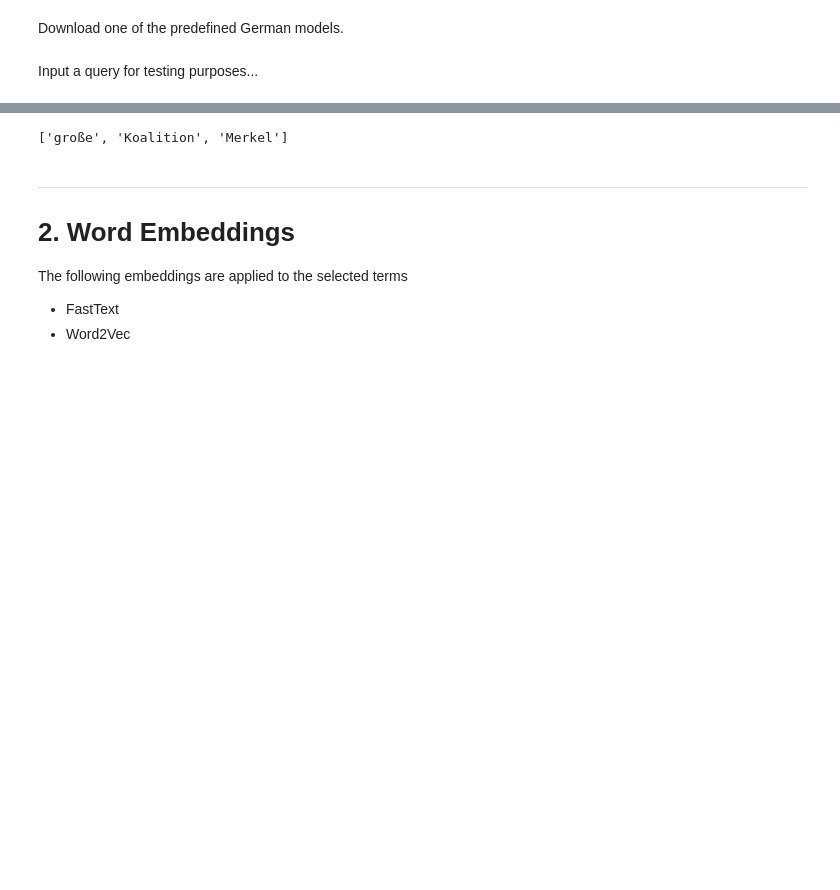
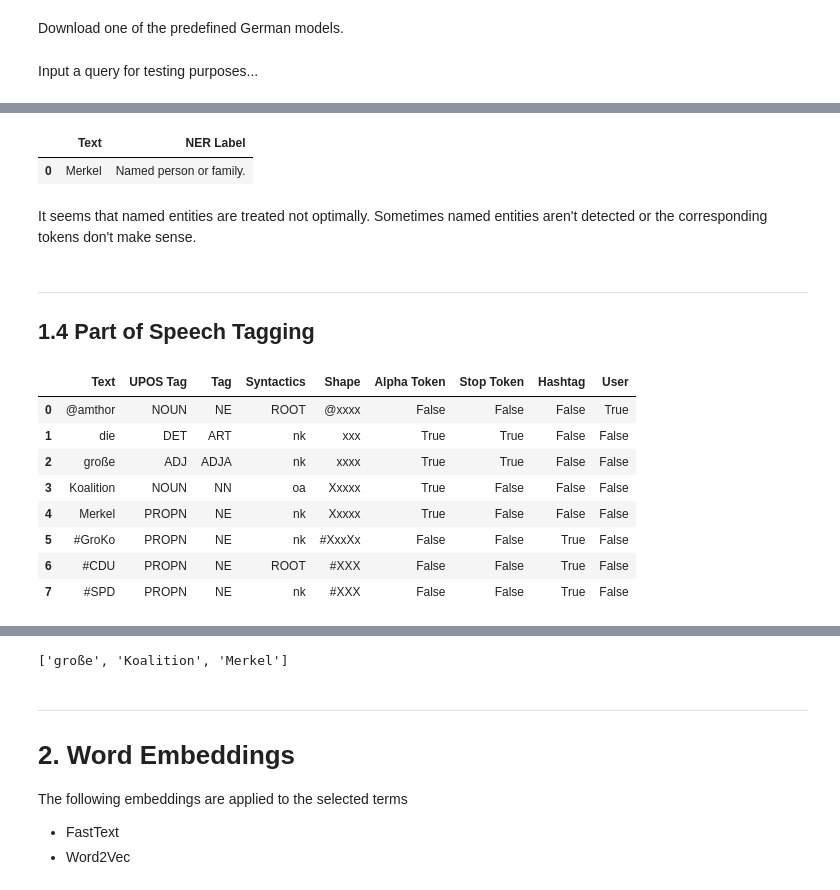
Before and after one commit to JasonPy/twitter-query-expansion, a Jupyter notebook: query-reformulation-pipeline.ipynb, the cells around one changed output, grey strips where cells are left out. Saved outputs shown, nothing was run; the diff lists cells and outputs as text; code cells hidden in the pictures; blank space fills up the shorter version.

```diff
--- a/query-reformulation-pipeline.ipynb
+++ b/query-reformulation-pipeline.ipynb
@@ -209,0 +95,7 @@ def select_candidate_terms(doc: spacy.tokens.doc.Doc, pos_tags):
+# %%
+doc = nlp(QUERY)
+data = []
+
+for token in doc:
+    data.append([token, token._.is_hashtag])
+pd.DataFrame(data, columns=["Text", "is_hashtag"])
@@ -209,0 +112,6 @@ def select_candidate_terms(doc: spacy.tokens.doc.Doc, pos_tags):
+# %%
+data = []
+
+for token in doc:
+    data.append([token, token._.is_user])
+pd.DataFrame(data, columns=["Text", "is_user"])
@@ -209,0 +132,34 @@ def select_candidate_terms(doc: spacy.tokens.doc.Doc, pos_tags):
+# %%
+doc = nlp(QUERY)
+data = []
+
+for ent in doc.ents:
+    data.append([ent.text, spacy.explain(ent.label_)])
+
+# displacy.render(doc, style="ent")
+pd.DataFrame(data, columns=["Text", "NER Label"])
+# %% [output]
+|  | Text | NER Label |
+| 0 | Merkel | Named person or family. |
+# %% [markdown]
+It seems that named entities are treated not optimally. Sometimes named entities aren't detected or the corresponding tokens don't make sense.
+# %% [markdown]
+---
+## 1.4 Part of Speech Tagging
+# %%
+data = []
+
+for token in doc:
+    data.append ([token.text, token.pos_, token.tag_, token.dep_, token.shape_, token.is_alpha, token.is_stop, token._.is_hashtag, token._.is_user])
+
+pd.DataFrame(data, columns=["Text", "UPOS Tag", "Tag", "Syntactics", "Shape", "Alpha Token", "Stop Token", "Hashtag", "User"], index=None)
+# %% [output]
+|  | Text | UPOS Tag | Tag | Syntactics | Shape | Alpha Token | Stop Token | Hashtag | User |
+| 0 | @amthor | NOUN | NE | ROOT | @xxxx | False | False | False | True |
+| 1 | die | DET | ART | nk | xxx | True | True | False | False |
+| 2 | große | ADJ | ADJA | nk | xxxx | True | True | False | False |
+| 3 | Koalition | NOUN | NN | oa | Xxxxx | True | False | False | False |
+| 4 | Merkel | PROPN | NE | nk | Xxxxx | True | False | False | False |
+| 5 | #GroKo | PROPN | NE | nk | #XxxXx | False | False | True | False |
+| 6 | #CDU | PROPN | NE | ROOT | #XXX | False | False | True | False |
+| 7 | #SPD | PROPN | NE | nk | #XXX | False | False | True | False |
```
Also changed, not shown: parts of 45 cells of this notebook, 5 other files.
